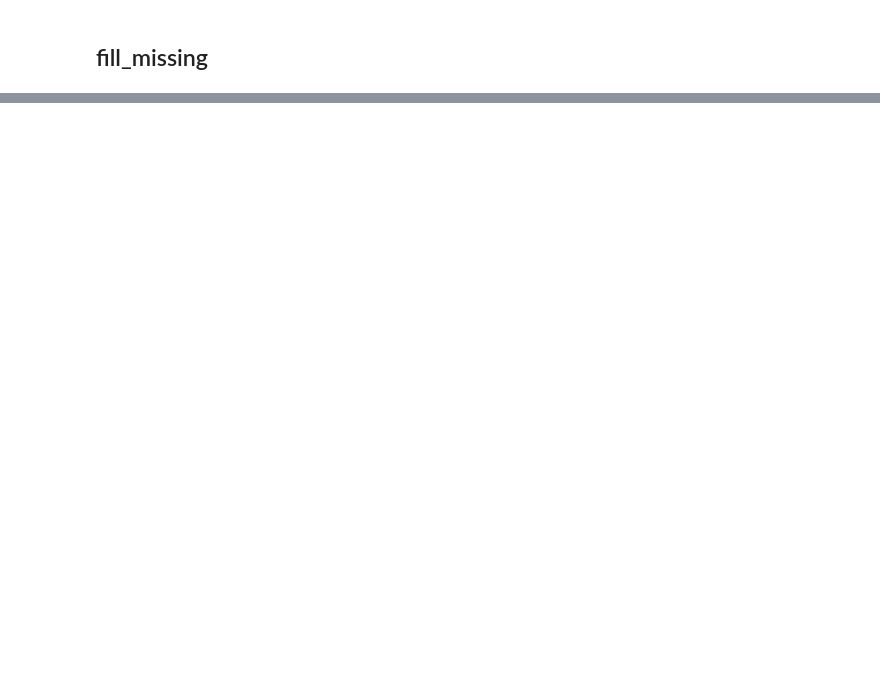
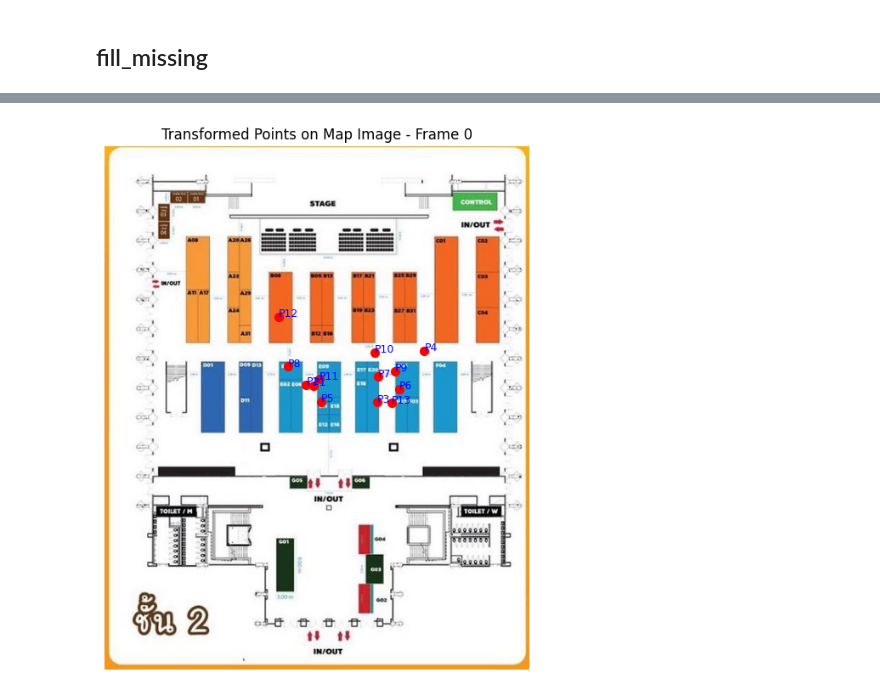
Before and after one commit to jimmoi/DE, a Jupyter notebook: video_mapping.ipynb, the cells around one changed output, grey strips where cells are left out. Drawn from its saved outputs; the diff is of its cells as text; code cells hidden in the pictures; blank space fills up the shorter version.

```diff
--- a/video_mapping.ipynb
+++ b/video_mapping.ipynb
@@ -261,0 +279,3 @@ else:
+# %%
+df_interp['x_pix'] = x_pix
+df_interp['y_pix'] = y_pix
@@ -261,0 +330,29 @@ else:
+# %%
+map_h, map_w = map_image.shape[:2]
+
+# กรองเฉพาะ frame_id = 0
+df_frame0 = df_interp[df_interp["frame_id"] == 0].copy()
+
+# แปลง string -> list
+df_frame0["transformed_point"] = df_frame0["transformed_point"].apply(
+    lambda x: ast.literal_eval(x) if isinstance(x, str) else x
+)
+
+# แยกพิกัดและแปลงเป็น pixel
+xs = [pt[0] * map_w for pt in df_frame0["transformed_point"]]
+ys = [pt[1] * map_h for pt in df_frame0["transformed_point"]]
+
+# วาดลงบนภาพ
+plt.figure(figsize=(8, 8))
+plt.imshow(cv2.cvtColor(map_image, cv2.COLOR_BGR2RGB))
+plt.scatter(xs, ys, color="red", s=50)
+
+# ใส่ label จุด
+for i, (x, y) in enumerate(zip(xs, ys)):
+    plt.text(x, y, f"P{i+1}", color="blue", fontsize=9)
+
+plt.title("Transformed Points on Map Image - Frame 0")
+plt.axis("off")
+plt.show()
+# %% [output]
+[figure, added]
```
Also changed, not shown: parts of 32 cells of this notebook.
